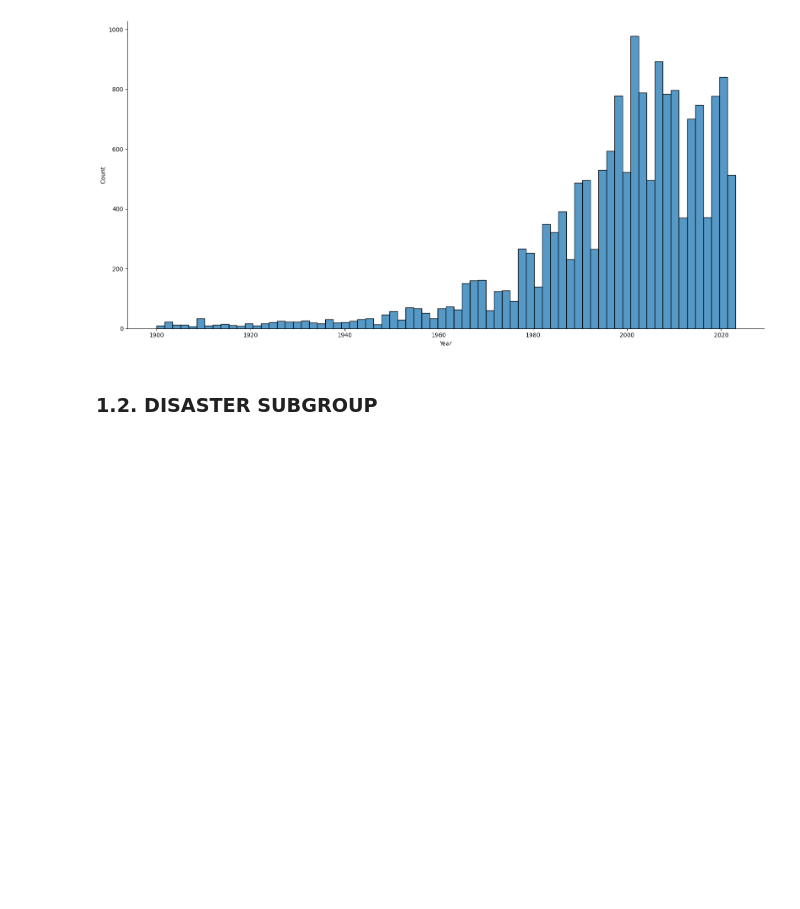
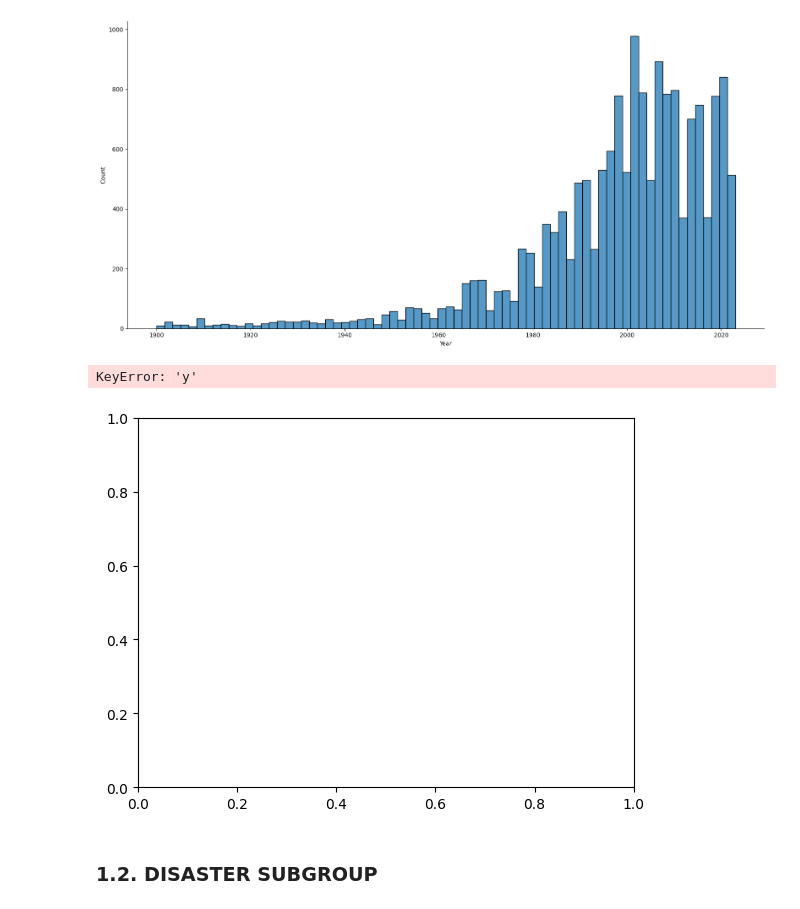
Before and after one commit to AleDataAnalyst/grupo2_desastresnaturales, a Jupyter notebook: Notebooks/01LimpiarDatos/01_Ele_Análisis_Inicial.ipynb, the cells around one changed output. Saved outputs shown, nothing was run; the diff lists cells and outputs as text; code cells hidden in the pictures; blank space fills up the shorter version.

```diff
--- a/Notebooks/01LimpiarDatos/01_Ele_Análisis_Inicial.ipynb
+++ b/Notebooks/01LimpiarDatos/01_Ele_Análisis_Inicial.ipynb
@@ -170,6 +170,11 @@ Name: Year, Length: 124, dtype: int64
 sns.displot(data=df, x='Year', height=8, aspect=2);
 # %% [output]
 [figure]
+# %%
+sns.lineplot(data=df, x= 'Year', hue='Disaster Subgroup')
+# %% [output]
+KeyError: 'y'
+[figure, added]
 # %% [markdown]
 ### 1.2. DISASTER SUBGROUP
 # %%
```
Also changed, not shown: parts of 3 cells of this notebook.
